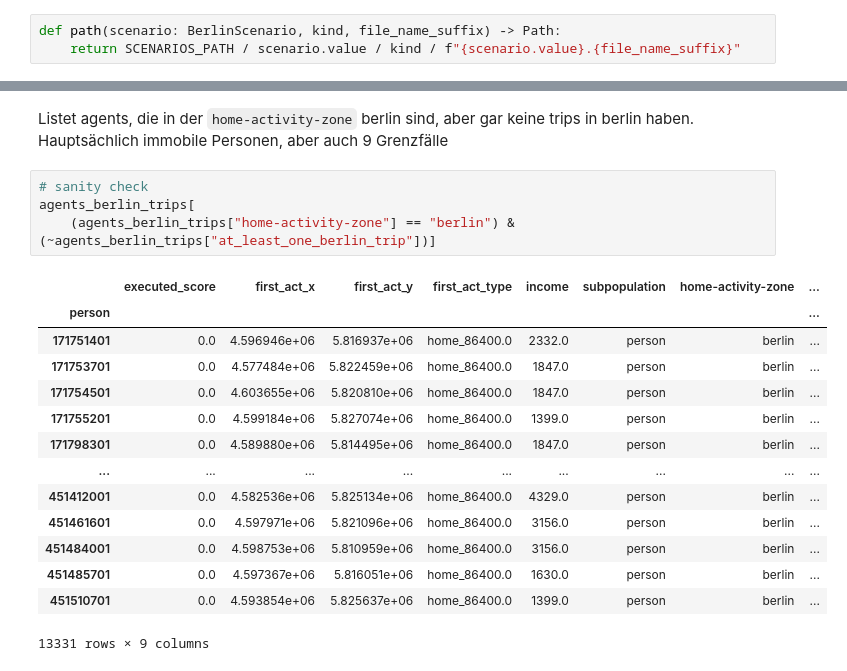
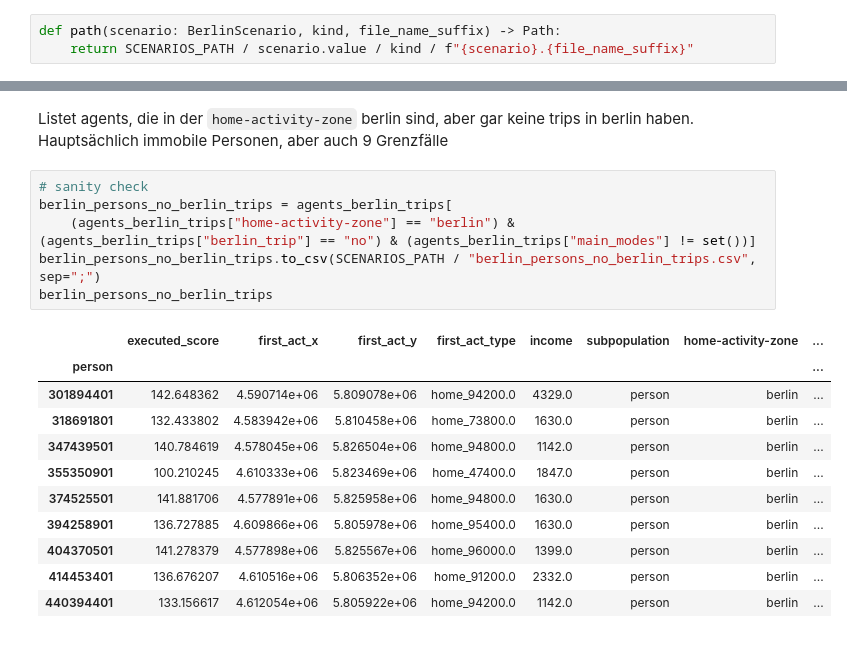
Before and after one commit to unsap/matsim-berlin-homework, a Jupyter notebook: src/main/python/pipeline.ipynb, the cells around one changed output, grey strips where cells are left out. Drawn from its saved outputs; the diff is of its cells as text.

```diff
--- a/src/main/python/pipeline.ipynb
+++ b/src/main/python/pipeline.ipynb
@@ -8,7 +8,7 @@ from reader import read_agents, read_trips, read_trips_berlinwise
 from scenarios import BerlinScenario, SCENARIOS_PATH
 # %%
 def path(scenario: BerlinScenario, kind, file_name_suffix) -> Path:
-    return SCENARIOS_PATH / scenario.value / kind / f"{scenario.value}.{file_name_suffix}"
+    return SCENARIOS_PATH / scenario.value / kind / f"{scenario}.{file_name_suffix}"
 # %% [markdown]
 Read in input csv (both from MATSim output and from Java analysis)
 # %%
@@ -284,20 +284,19 @@ agents_berlin_trips
 Listet agents, die in der `home-activity-zone` berlin sind, aber gar keine trips in berlin haben. Hauptsächlich immobile Personen, aber auch 9 Grenzfälle
 # %%
 # sanity check
-agents_berlin_trips[
-    (agents_berlin_trips["home-activity-zone"] == "berlin") & (~agents_berlin_trips["at_least_one_berlin_trip"])]
+berlin_persons_no_berlin_trips = agents_berlin_trips[
+    (agents_berlin_trips["home-activity-zone"] == "berlin") & (agents_berlin_trips["berlin_trip"] == "no") & (agents_berlin_trips["main_modes"] != set())]
+berlin_persons_no_berlin_trips.to_csv(SCENARIOS_PATH / "berlin_persons_no_berlin_trips.csv", sep=";")
+berlin_persons_no_berlin_trips
 # %% [output]
 |  | executed_score | first_act_x | first_act_y | first_act_type | income | subpopulation | home-activity-zone | ... |
 | person |  |  |  |  |  |  |  | ... |
-| 171751401 | 0.0 | 4.596946e+06 | 5.816937e+06 | home_86400.0 | 2332.0 | person | berlin | ... |
-| 171753701 | 0.0 | 4.577484e+06 | 5.822459e+06 | home_86400.0 | 1847.0 | person | berlin | ... |
-| 171754501 | 0.0 | 4.603655e+06 | 5.820810e+06 | home_86400.0 | 1847.0 | person | berlin | ... |
-| 171755201 | 0.0 | 4.599184e+06 | 5.827074e+06 | home_86400.0 | 1399.0 | person | berlin | ... |
-| 171798301 | 0.0 | 4.589880e+06 | 5.814495e+06 | home_86400.0 | 1847.0 | person | berlin | ... |
-| ... | ... | ... | ... | ... | ... | ... | ... | ... |
-| 451412001 | 0.0 | 4.582536e+06 | 5.825134e+06 | home_86400.0 | 4329.0 | person | berlin | ... |
-| 451461601 | 0.0 | 4.597971e+06 | 5.821096e+06 | home_86400.0 | 3156.0 | person | berlin | ... |
-| 451484001 | 0.0 | 4.598753e+06 | 5.810959e+06 | home_86400.0 | 3156.0 | person | berlin | ... |
-| 451485701 | 0.0 | 4.597367e+06 | 5.816051e+06 | home_86400.0 | 1630.0 | person | berlin | ... |
-| 451510701 | 0.0 | 4.593854e+06 | 5.825637e+06 | home_86400.0 | 1399.0 | person | berlin | ... |
+| 301894401 | 142.648362 | 4.590714e+06 | 5.809078e+06 | home_94200.0 | 4329.0 | person | berlin | ... |
+| 318691801 | 132.433802 | 4.583942e+06 | 5.810458e+06 | home_73800.0 | 1630.0 | person | berlin | ... |
+| 347439501 | 140.784619 | 4.578045e+06 | 5.826504e+06 | home_94800.0 | 1142.0 | person | berlin | ... |
+| 355350901 | 100.210245 | 4.610333e+06 | 5.823469e+06 | home_47400.0 | 1847.0 | person | berlin | ... |
+| 374525501 | 141.881706 | 4.577891e+06 | 5.825958e+06 | home_94800.0 | 1630.0 | person | berlin | ... |
+| 394258901 | 136.727885 | 4.609866e+06 | 5.805978e+06 | home_95400.0 | 1630.0 | person | berlin | ... |
+| 404370501 | 141.278379 | 4.577898e+06 | 5.825567e+06 | home_96000.0 | 1399.0 | person | berlin | ... |
+| 414453401 | 136.676207 | 4.610516e+06 | 5.806352e+06 | home_91200.0 | 2332.0 | person | berlin | ... |
+| 440394401 | 133.156617 | 4.612054e+06 | 5.805922e+06 | home_94200.0 | 1142.0 | person | berlin | ... |
-13331 rows × 9 columns
```
Also changed, not shown: parts of 4 cells of this notebook, 3 other files.
